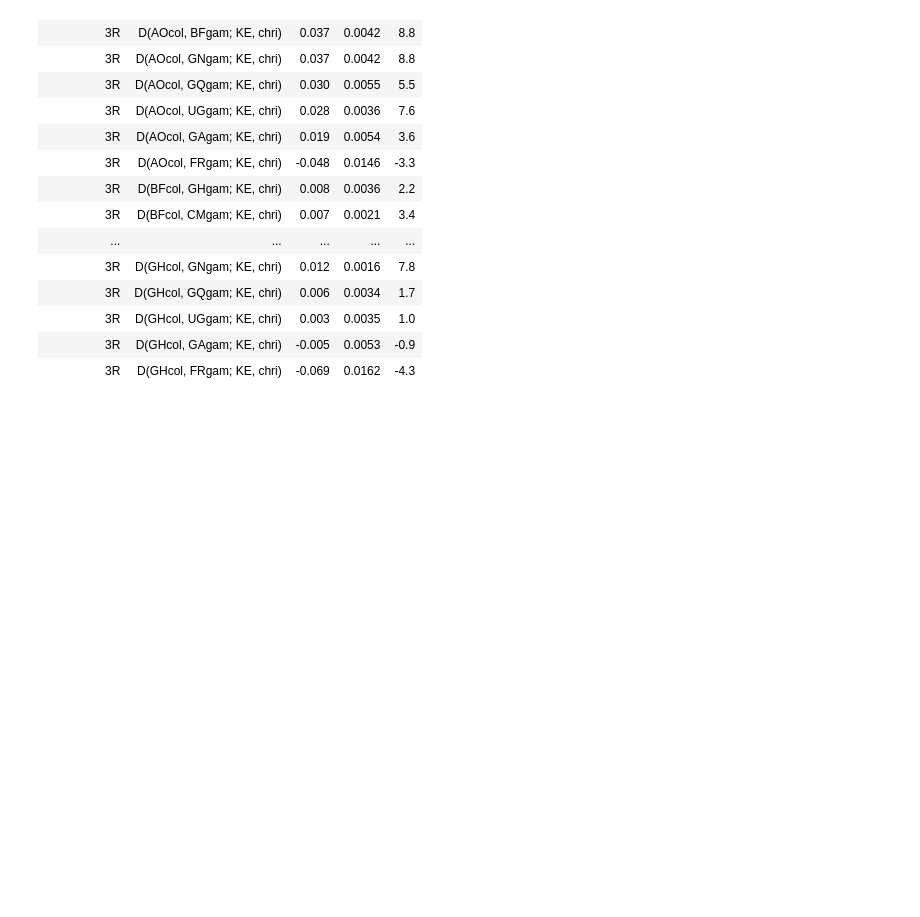
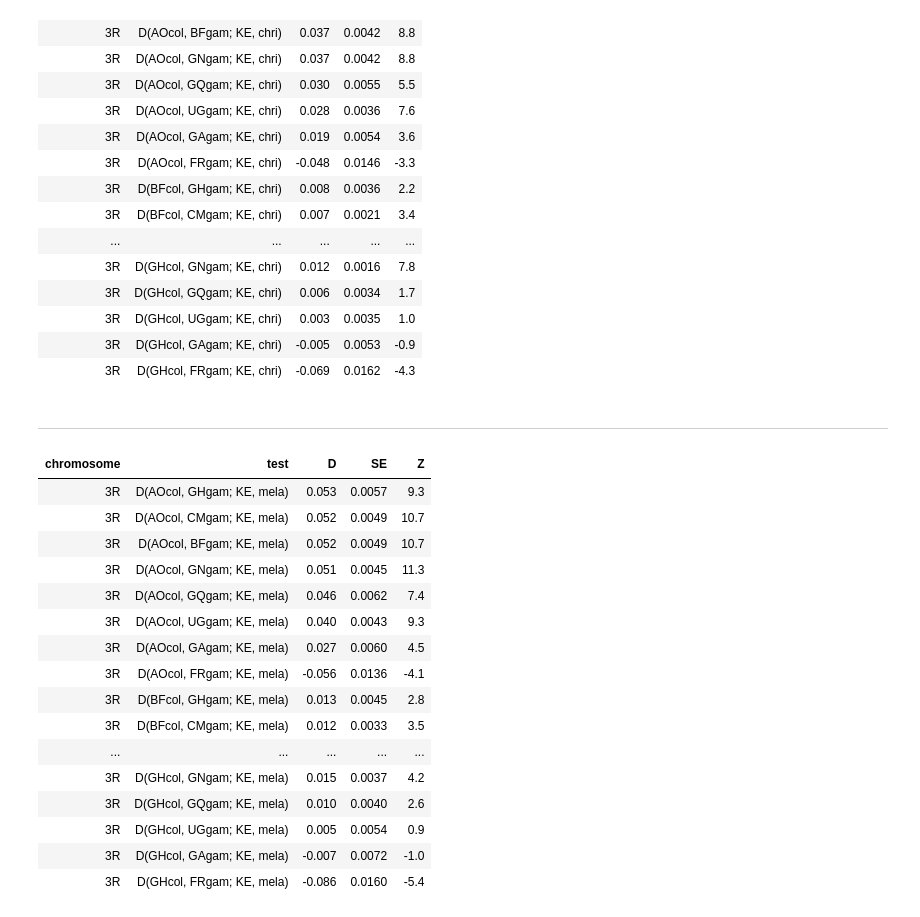
Before and after one commit to randomxsk8/notebooks, a Jupyter notebook: 12022019_ABBABABA_GSTe Out.ipynb, the cells around one changed output. Cells and saved outputs as stored; diff of their text form; code cells hidden in the pictures; blank space fills up the shorter version.

```diff
--- a/12022019_ABBABABA_GSTe Out.ipynb
+++ b/12022019_ABBABABA_GSTe Out.ipynb
@@ -258,3 +258,31 @@ f4_analys(A, B, C, D, chroms=("3R"),
 | 3R | D(GHcol, UGgam; KE, chri) | 0.003 | 0.0035 | 1.0 |
 | 3R | D(GHcol, GAgam; KE, chri) | -0.005 | 0.0053 | -0.9 |
 | 3R | D(GHcol, FRgam; KE, chri) | -0.069 | 0.0162 | -4.3 |
+# %% [markdown]
+------------
+# %%
+A = an_col
+B = an_gam
+C = 'KE'
+D = 'mela'
+# %%
+f4_analys(A, B, C, D, chroms=("3R"),
+                regions=(slice(1000000, 2820000), slice(2920000, 37000000)))
+# %% [output]
+| chromosome | test | D | SE | Z |
+| 3R | D(AOcol, GHgam; KE, mela) | 0.053 | 0.0057 | 9.3 |
+| 3R | D(AOcol, CMgam; KE, mela) | 0.052 | 0.0049 | 10.7 |
+| 3R | D(AOcol, BFgam; KE, mela) | 0.052 | 0.0049 | 10.7 |
+| 3R | D(AOcol, GNgam; KE, mela) | 0.051 | 0.0045 | 11.3 |
+| 3R | D(AOcol, GQgam; KE, mela) | 0.046 | 0.0062 | 7.4 |
+| 3R | D(AOcol, UGgam; KE, mela) | 0.040 | 0.0043 | 9.3 |
+| 3R | D(AOcol, GAgam; KE, mela) | 0.027 | 0.0060 | 4.5 |
+| 3R | D(AOcol, FRgam; KE, mela) | -0.056 | 0.0136 | -4.1 |
+| 3R | D(BFcol, GHgam; KE, mela) | 0.013 | 0.0045 | 2.8 |
+| 3R | D(BFcol, CMgam; KE, mela) | 0.012 | 0.0033 | 3.5 |
+| ... | ... | ... | ... | ... |
+| 3R | D(GHcol, GNgam; KE, mela) | 0.015 | 0.0037 | 4.2 |
+| 3R | D(GHcol, GQgam; KE, mela) | 0.010 | 0.0040 | 2.6 |
+| 3R | D(GHcol, UGgam; KE, mela) | 0.005 | 0.0054 | 0.9 |
+| 3R | D(GHcol, GAgam; KE, mela) | -0.007 | 0.0072 | -1.0 |
+| 3R | D(GHcol, FRgam; KE, mela) | -0.086 | 0.0160 | -5.4 |
```
Also changed, not shown: parts of 2 cells of this notebook, 9 other files.
